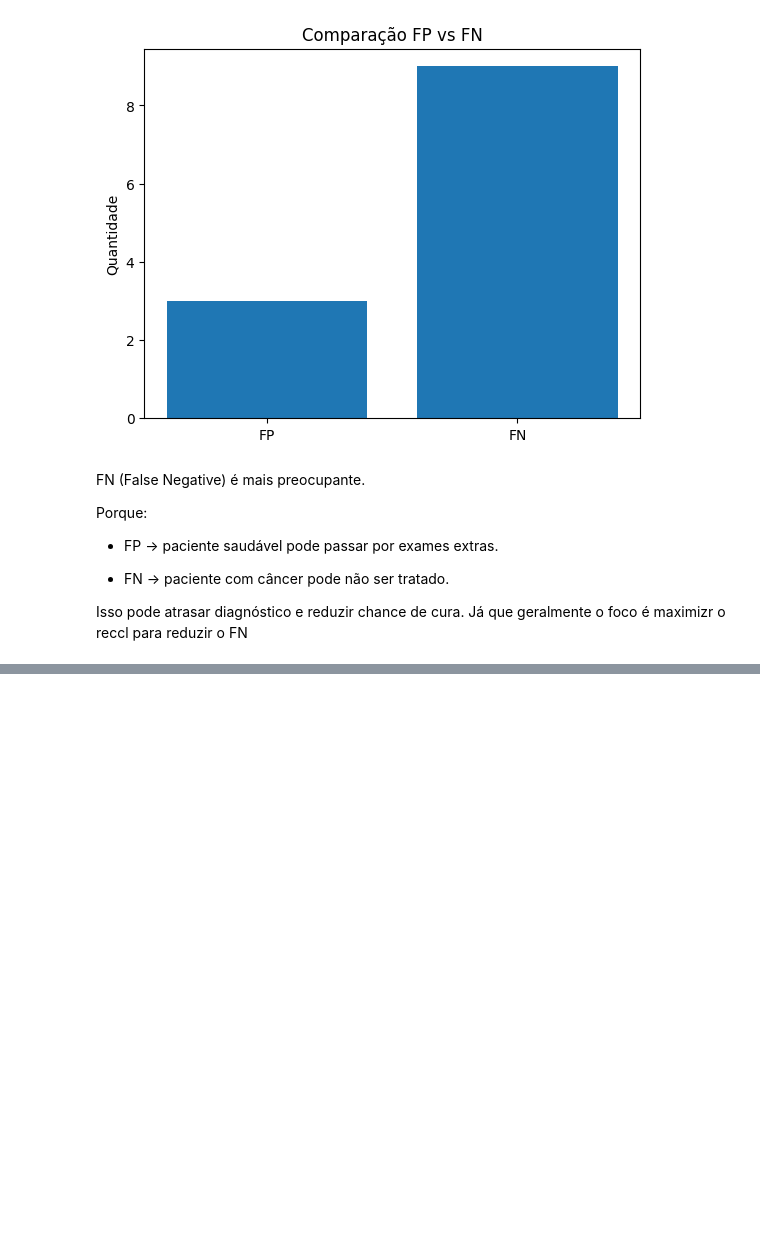
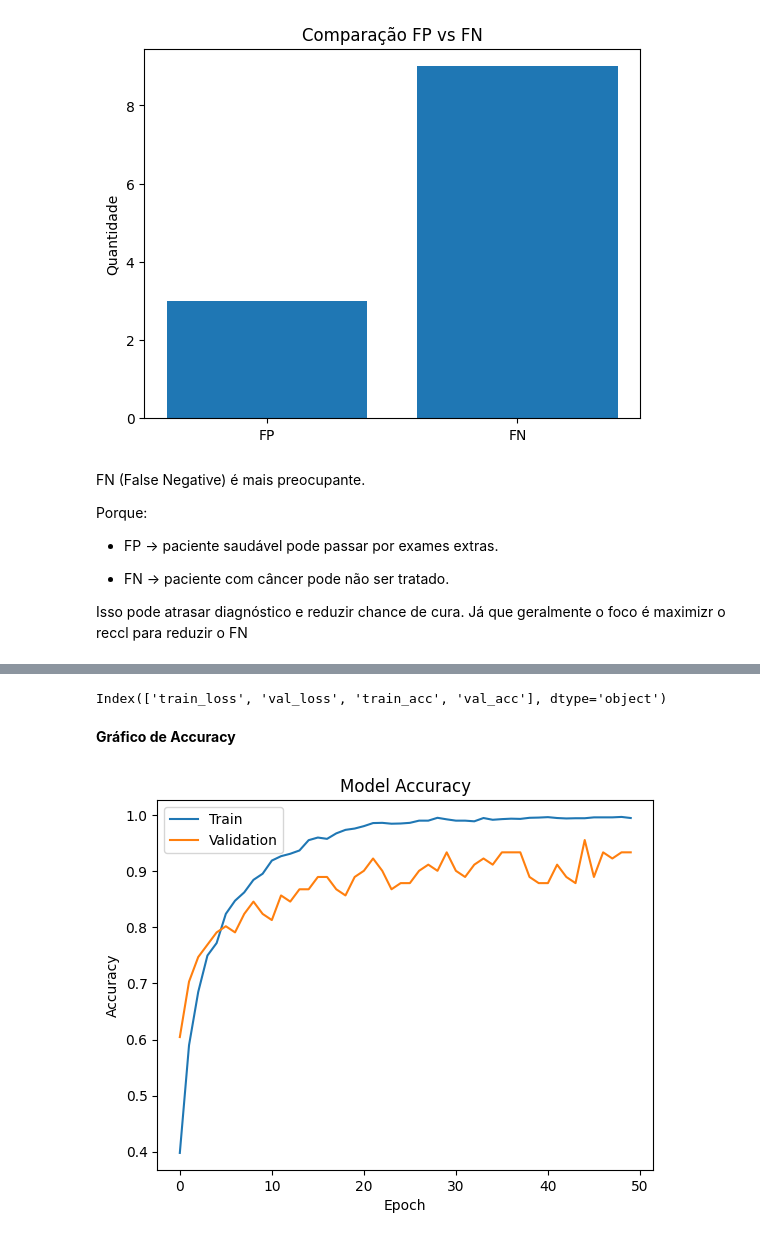
Before and after one commit to Guilherme0202PM/TreinamentoDados, a Jupyter notebook: Semana04/Section03/Task/CaseStudy_Matplotlib.ipynb, the cells around one changed output, grey strips where cells are left out. Drawn from its saved outputs; the diff is of its cells as text; code cells hidden in the pictures; blank space fills up the shorter version.

Commit message:
Matpoltlib - P2 - Graf Accuracy + Loss

```diff
--- a/Semana04/Section03/Task/CaseStudy_Matplotlib.ipynb
+++ b/Semana04/Section03/Task/CaseStudy_Matplotlib.ipynb
@@ -91,0 +94,6 @@ Isso pode atrasar diagnóstico e reduzir chance de cura. Já que geralmente o fo
+# %%
+import pandas as pd
+import numpy as np
+import matplotlib.pyplot as plt
+
+df = pd.read_csv('./metrics.csv', sep=',')
@@ -91,0 +124,18 @@ Isso pode atrasar diagnóstico e reduzir chance de cura. Já que geralmente o fo
+# %%
+print(df.columns)
+# %% [output]
+Index(['train_loss', 'val_loss', 'train_acc', 'val_acc'], dtype='object')
+# %% [markdown]
+**Gráfico de Accuracy**
+# %%
+plt.figure()
+plt.plot(df.index, df["train_acc"])
+plt.plot(df.index, df["val_acc"])
+
+plt.xlabel("Epoch")
+plt.ylabel("Accuracy")
+plt.title("Model Accuracy")
+plt.legend(["Train", "Validation"])
+plt.show()
+# %% [output]
+[figure, added]
```
Also changed, not shown: parts of 5 cells of this notebook.
